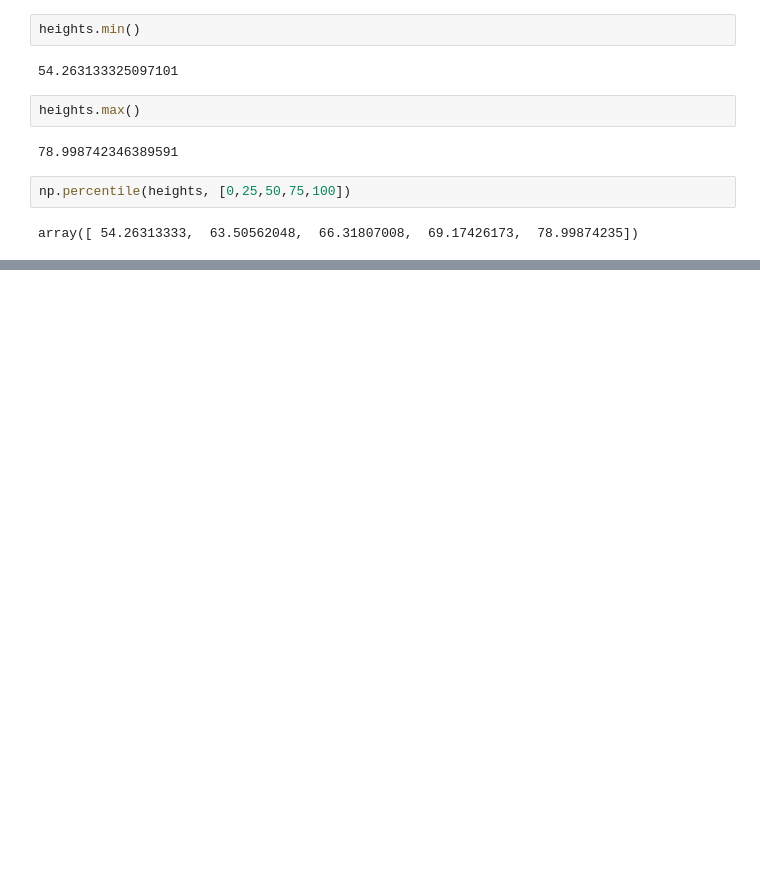
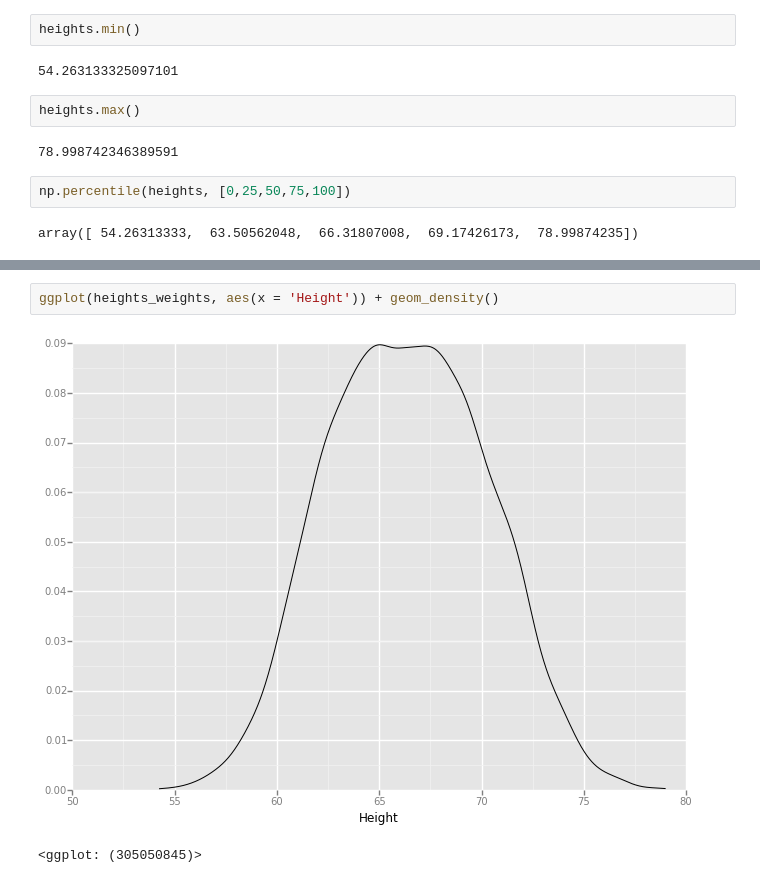
Before and after one commit to vanqm/ML_for_Hackers, a Jupyter notebook: 02-Exploration/chapter02.ipynb, the cells around one changed output, grey strips where cells are left out. Cells and saved outputs as stored; diff of their text form; blank space fills up the shorter version.

```diff
--- a/02-Exploration/chapter02.ipynb
+++ b/02-Exploration/chapter02.ipynb
@@ -84,0 +116,5 @@ np.percentile(heights, [0,20,40,60,60,100])
+# %%
+ggplot(heights_weights, aes(x = 'Height')) + geom_density()
+# %% [output]
+[figure, added]
+<ggplot: (305050845)>
```
Also changed, not shown: parts of 28 cells of this notebook, 1 other file.
